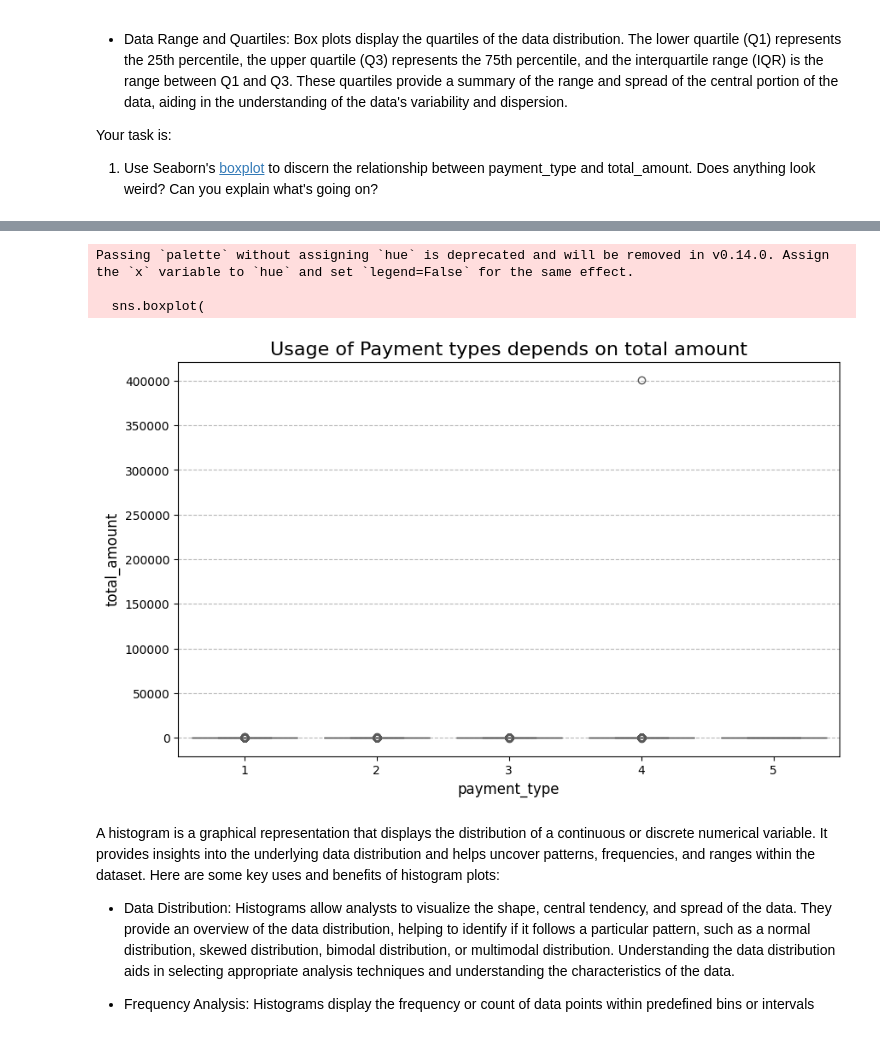
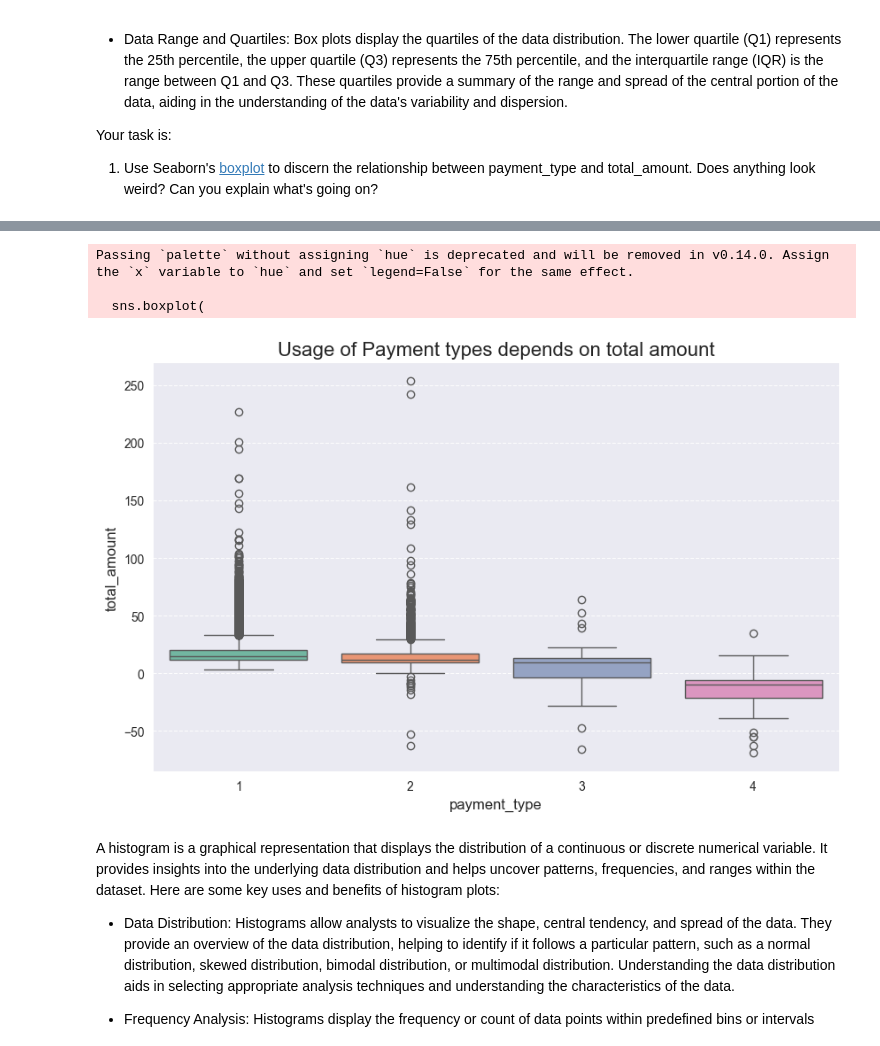
Before and after one commit to kthangap-g/Springboard, a Jupyter notebook: Student_MLE_MiniProject_EDA.ipynb, the cells around one changed output, grey strips where cells are left out. Saved outputs shown, nothing was run; the diff lists cells and outputs as text; code cells hidden in the pictures.

Commit message:
fix boxplot

```diff
--- a/Student_MLE_MiniProject_EDA.ipynb
+++ b/Student_MLE_MiniProject_EDA.ipynb
@@ -127,3 +147,10 @@ count     2.392428e+06   2.392428e+06  2.392428e+06  2.392428e+06
 75%            2.500000e+00  0.000000e+00
 max            2.500000e+00  1.250000e+00
 std            7.432040e-01  3.125554e-01
+# %%
+# clean up date that are outside of desired range
+target_year = 2022
+target_month = 1
+
+df_cleaned = df_cleaned[(df_cleaned['tpep_pickup_datetime'].dt.year ==  target_year) & (df_cleaned['tpep_pickup_datetime'].dt.month == target_month)]
+print(f'df_cleaned describe',df_cleaned.describe())
@@ -416,0 +496,5 @@ Your task is:
+# %%
+# boxplot is not helping without sample so take random sample
+df_payment_sample = df_cleaned.sample(n=10000, replace=True, random_state=42)
+print(f'size',df_payment_sample.shape)
+print(f'df_payment_type shape {df_payment_sample}')
@@ -417,21 +519,21 @@ Your task is:
 # %%
 plt.figure(figsize=(10, 6)) # Set the figure size
 sns.boxplot(
     x='payment_type',    # Categorical variable on the x-axis
     y='total_amount',     # Numerical variable on the y-axis
-    data=df_updated,
+    data=df_payment_sample,
     palette='Set2'      # Color palette
 )
 plt.title('Usage of Payment types depends on total amount', fontsize=16)
 plt.xlabel('payment_type', fontsize=12)
 plt.ylabel('total_amount', fontsize=12)
 plt.grid(axis='y', linestyle='--', alpha=0.9) # Add a horizontal grid
 plt.show()
 # %% [output]
 Passing `palette` without assigning `hue` is deprecated and will be removed in v0.14.0. Assign the `x` variable to `hue` and set `legend=False` for the same effect.
 
   sns.boxplot(
-[figure, old version]
+[figure, new version]
 # %% [markdown]
 A histogram is a graphical representation that displays the distribution of a continuous or discrete numerical variable. It provides insights into the underlying data distribution and helps uncover patterns, frequencies, and ranges within the dataset. Here are some key uses and benefits of histogram plots:
 
```
Also changed, not shown: parts of 32 cells of this notebook.
